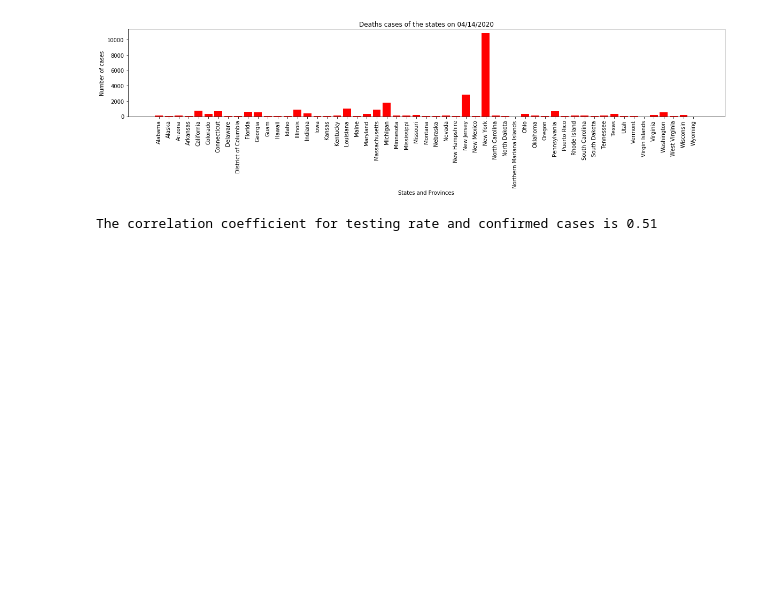
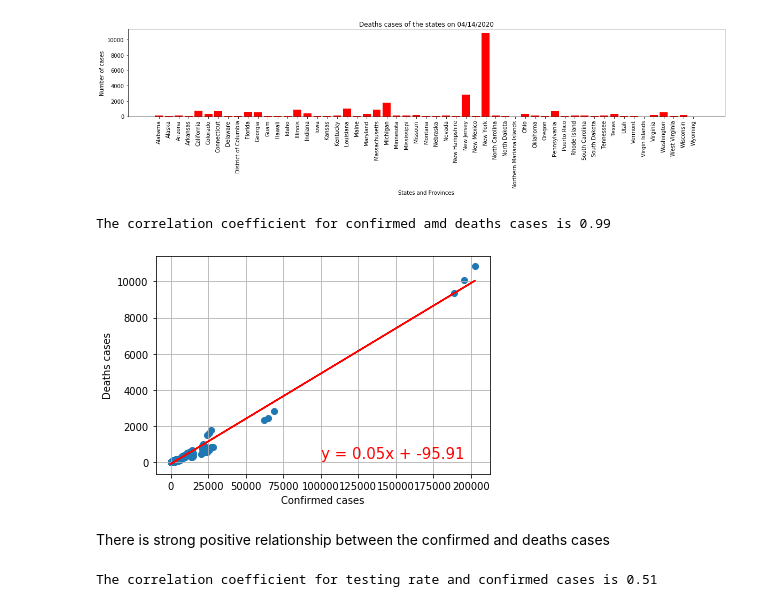
Before and after one commit to rstankovic/DataSciProject_I, a Jupyter notebook: states-analysis/states.ipynb, the cells around one changed output. Cells and saved outputs as stored; diff of their text form; code cells hidden in the pictures; blank space fills up the shorter version.

Commit message:
adding more charts

```diff
--- a/states-analysis/states.ipynb
+++ b/states-analysis/states.ipynb
@@ -74,6 +74,31 @@ plt.ylabel("Number of cases")
 plt.show()
 # %% [output]
 [figure]
+# %%
+# Create scatter plot of confirmed cases and testing rate
+correlation = st.pearsonr(data_df_414["Confirmed"], data_df_414["Deaths"])
+print(f"The correlation coefficient for confirmed amd deaths cases is {round(correlation[0],2)}")
+
+x_values = data_df_414["Confirmed"]
+y_values = data_df_414["Deaths"]
+(slope, intercept, rvalue, pvalue, stderr) = st.linregress(x_values, y_values)
+regress_values = x_values * slope + intercept
+line_eq = "y = " + str(round(slope,2)) + "x + " + str(round(intercept,2))
+plt.scatter(x_values,y_values)
+plt.plot(x_values,regress_values,"r-")
+plt.annotate(line_eq,(100000,200),fontsize=15,color="red")
+plt.xlabel("Confirmed cases")
+plt.ylabel("Deaths cases")
+plt.grid()
+
+plt.savefig("output_data/Confirmed and deaths cases.png")
+
+plt.show()
+# %% [output]
+The correlation coefficient for confirmed amd deaths cases is 0.99
+[figure, added]
+# %% [markdown]
+There is strong positive relationship between the confirmed and deaths cases
 # %%
 # Create scatter plot of confirmed cases and testing rate
 correlation = st.pearsonr(data_df_414["Confirmed"], data_df_414["Testing_Rate"])
```
Also changed, not shown: 1 other file.
